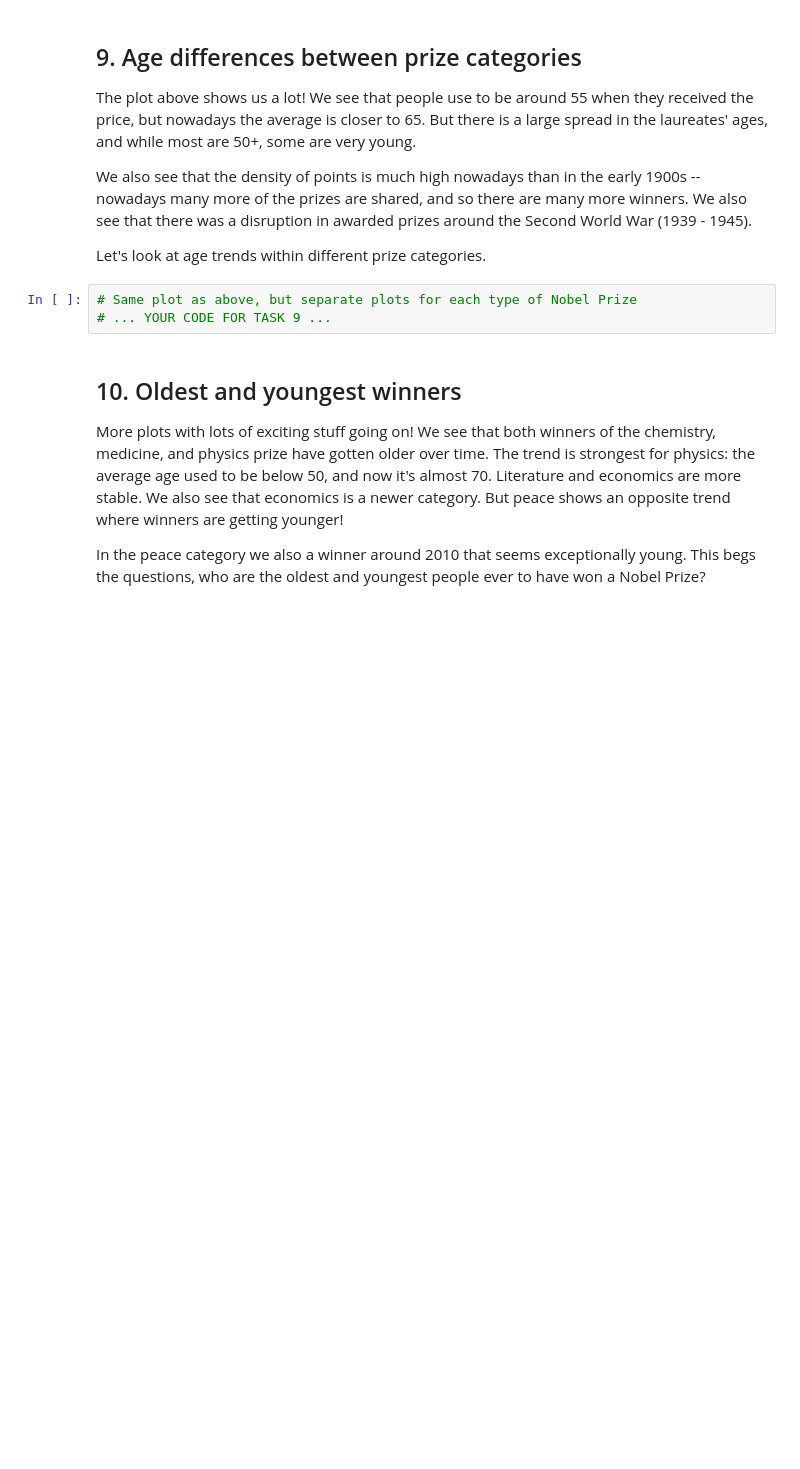
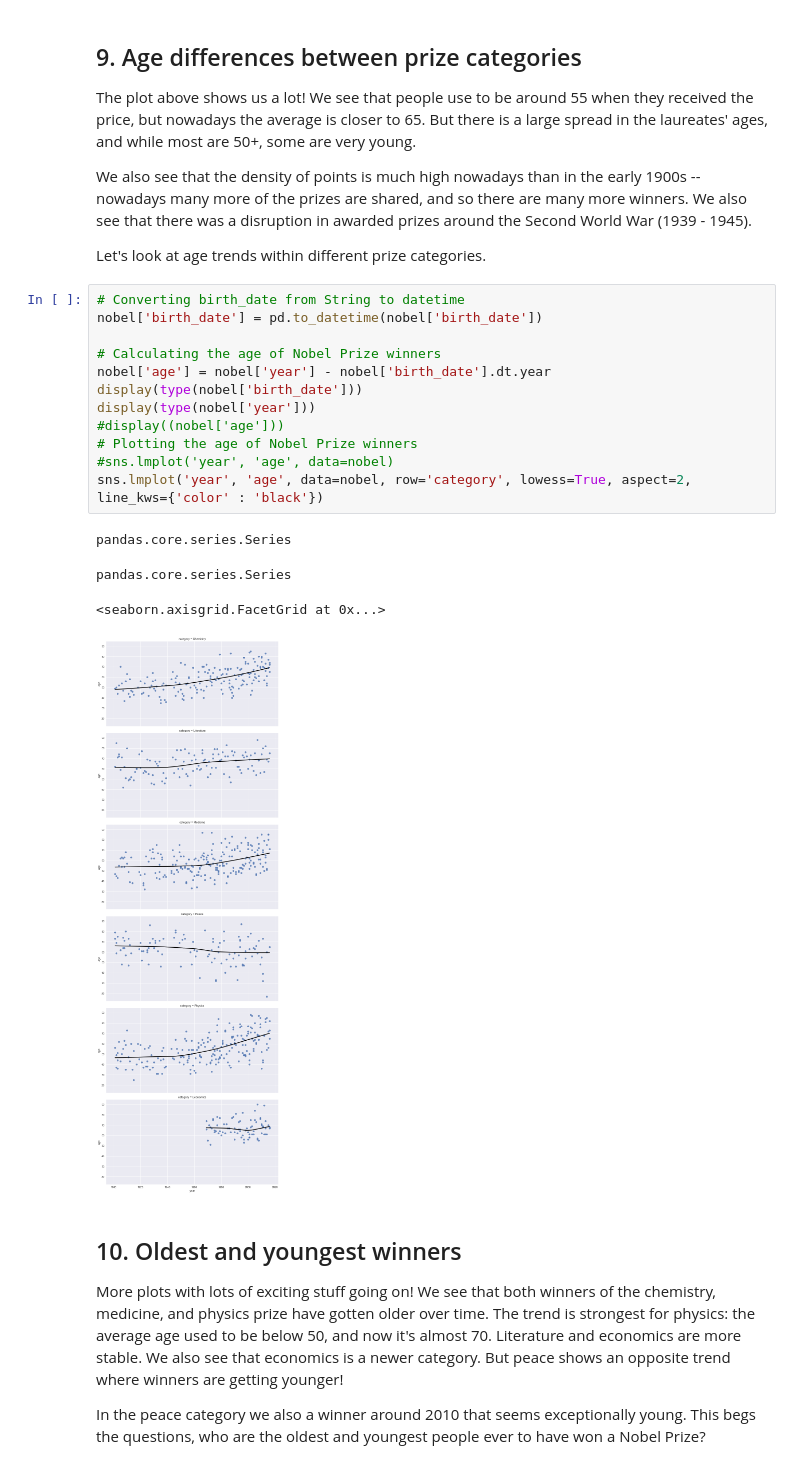
Before and after one commit to ArthurEzenwanne/data-projects, a Jupyter notebook: Nobel_Prize_Winners_Data_Analysis/noble_prize_data_analysis.ipynb, the cells around one changed output. Cells and saved outputs as stored; diff of their text form; blank space fills up the shorter version.

Commit message:
Complete Noble Prize History Project

```diff
--- a/Nobel_Prize_Winners_Data_Analysis/noble_prize_data_analysis.ipynb
+++ b/Nobel_Prize_Winners_Data_Analysis/noble_prize_data_analysis.ipynb
@@ -148,9 +196,23 @@ nobel['age'] = ...
 <p>The plot above shows us a lot! We see that people use to be around 55 when they received the price, but nowadays the average is closer to 65. But there is a large spread in the laureates' ages, and while most are 50+, some are very young.</p>
 <p>We also see that the density of points is much high nowadays than in the early 1900s -- nowadays many more of the prizes are shared, and so there are many more winners. We also see that there was a disruption in awarded prizes around the Second World War (1939 - 1945). </p>
 <p>Let's look at age trends within different prize categories.</p>
-# %%
-# Same plot as above, but separate plots for each type of Nobel Prize
-# ... YOUR CODE FOR TASK 9 ...
+# %%
+# Converting birth_date from String to datetime
+nobel['birth_date'] = pd.to_datetime(nobel['birth_date'])
+
+# Calculating the age of Nobel Prize winners
+nobel['age'] = nobel['year'] - nobel['birth_date'].dt.year
+display(type(nobel['birth_date']))
+display(type(nobel['year']))
+#display((nobel['age']))
+# Plotting the age of Nobel Prize winners
+#sns.lmplot('year', 'age', data=nobel)
+sns.lmplot('year', 'age', data=nobel, row='category', lowess=True, aspect=2, line_kws={'color' : 'black'})
+# %% [output]
+pandas.core.series.Series
+pandas.core.series.Series
+<seaborn.axisgrid.FacetGrid at 0x...>
+[figure, added]
 # %% [markdown]
 ## 10. Oldest and youngest winners
 <p>More plots with lots of exciting stuff going on! We see that both winners of the chemistry, medicine, and physics prize have gotten older over time. The trend is strongest for physics: the average age used to be below 50, and now it's almost 70. Literature and economics are more stable. We also see that economics is a newer category. But peace shows an opposite trend where winners are getting younger! </p>
```
Also changed, not shown: parts of 9 cells of this notebook.
